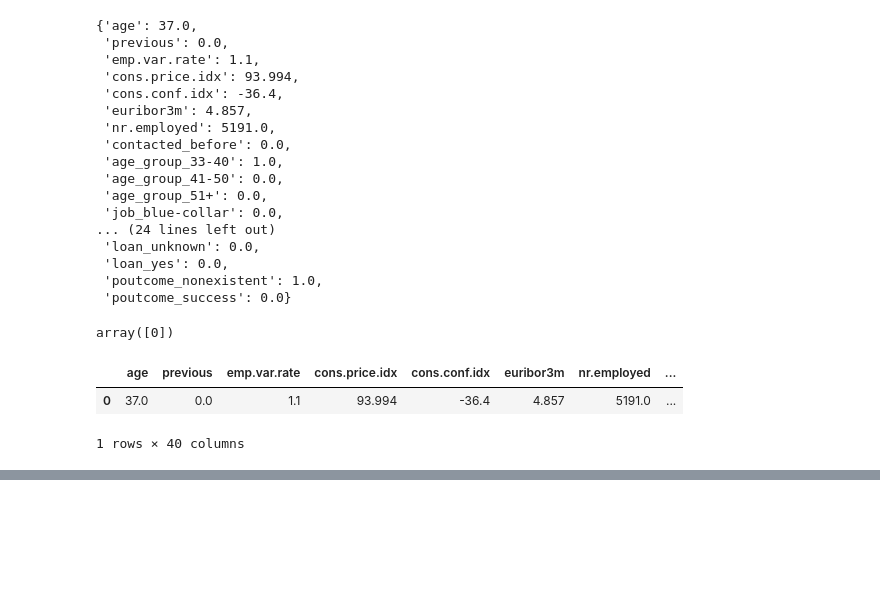
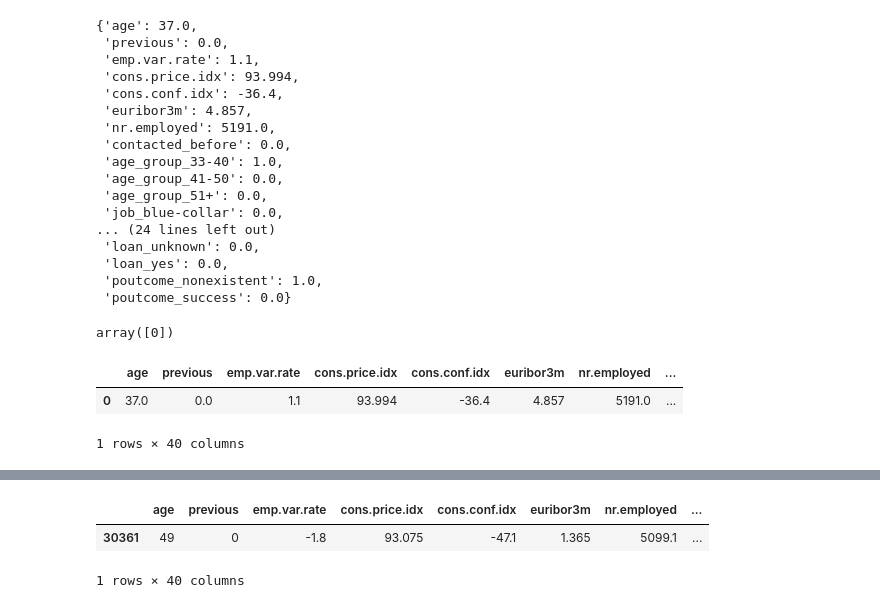
Before and after one commit to melihkurtaran/Bank_Marketing, a Jupyter notebook: TOM_Case.ipynb, the cells around one changed output, grey strips where cells are left out. Drawn from its saved outputs; the diff is of its cells as text; code cells hidden in the pictures; blank space fills up the shorter version.

```diff
--- a/TOM_Case.ipynb
+++ b/TOM_Case.ipynb
@@ -1234,0 +1236,6 @@ df[df['y']==1]
+# %%
+X_test[X_test.index==30361]
+# %% [output]
+|  | age | previous | emp.var.rate | cons.price.idx | cons.conf.idx | euribor3m | nr.employed | ... |
+| 30361 | 49 | 0 | -1.8 | 93.075 | -47.1 | 1.365 | 5099.1 | ... |
+1 rows × 40 columns
```
Also changed, not shown: parts of 3 cells of this notebook.
